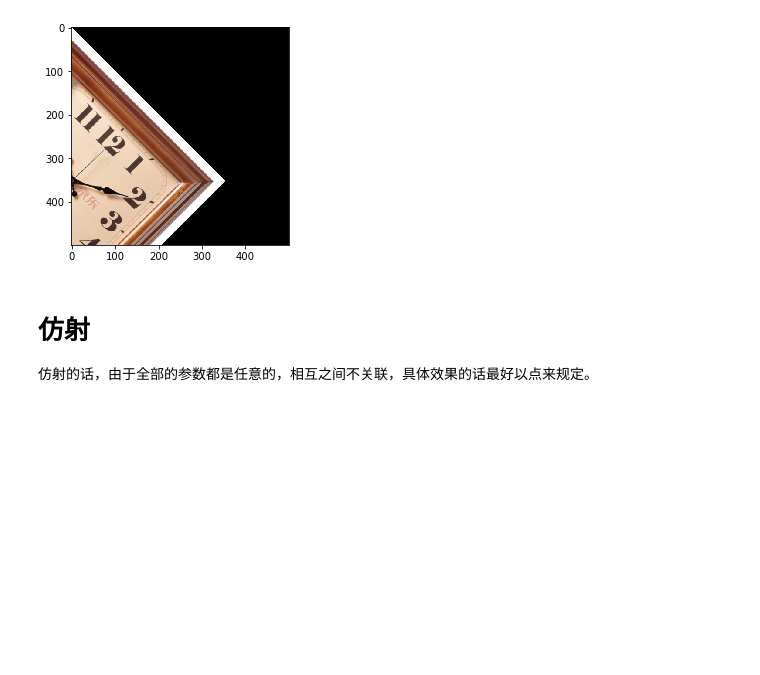
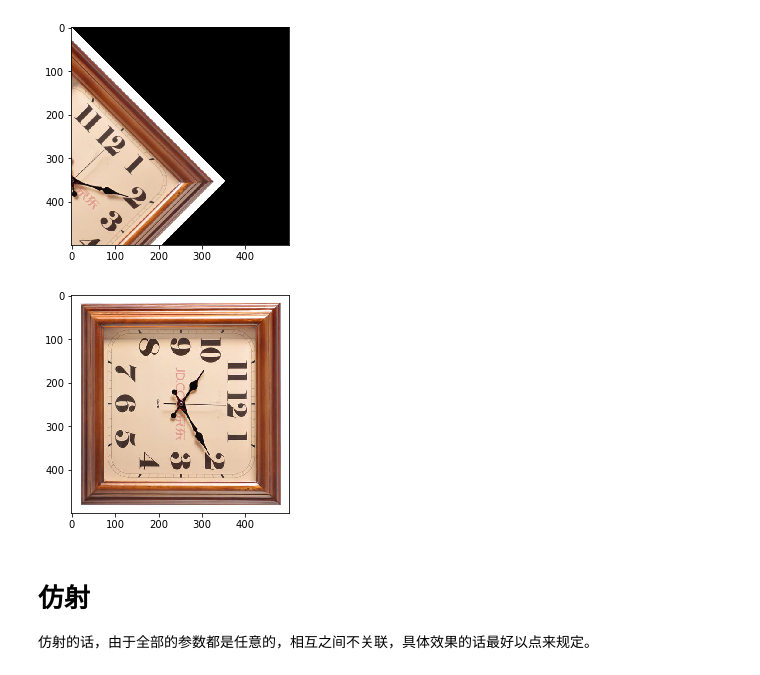
Before and after one commit to forevaer/cv_note, a Jupyter notebook: first_lesson/homework/homework_space.ipynb, the cells around one changed output. Saved outputs shown, nothing was run; the diff lists cells and outputs as text; code cells hidden in the pictures; blank space fills up the shorter version.

```diff
--- a/first_lesson/homework/homework_space.ipynb
+++ b/first_lesson/homework/homework_space.ipynb
@@ -153,9 +161,9 @@ $$
 # %%
 import math
 
-def rotate_matrix(angle):
-    _angle = math.pi * angle / 360
+def rotate_matrix(angle,right=0, up=0):
+    _angle =math.pi * angle / 180
     _cos = math.cos(_angle)
     _sin = math.sin(_angle)
-    return [[_cos, -_sin, 0],[_sin, _cos, 0]]
+    return [[_cos, -_sin, right],[_sin, _cos, up]]
 # %%
@@ -163,6 +171,10 @@ mat = rotate_matrix(90)
 apply(mat)
 # %% [output]
 [figure]
+# %%
+apply(rotate_matrix(90, right=500))
+# %% [output]
+[figure, added]
 # %% [markdown]
 # 仿射
 仿射的话，由于全部的参数都是任意的，相互之间不关联，具体效果的话最好以点来规定。
```
Also changed, not shown: parts of 2 cells of this notebook.
